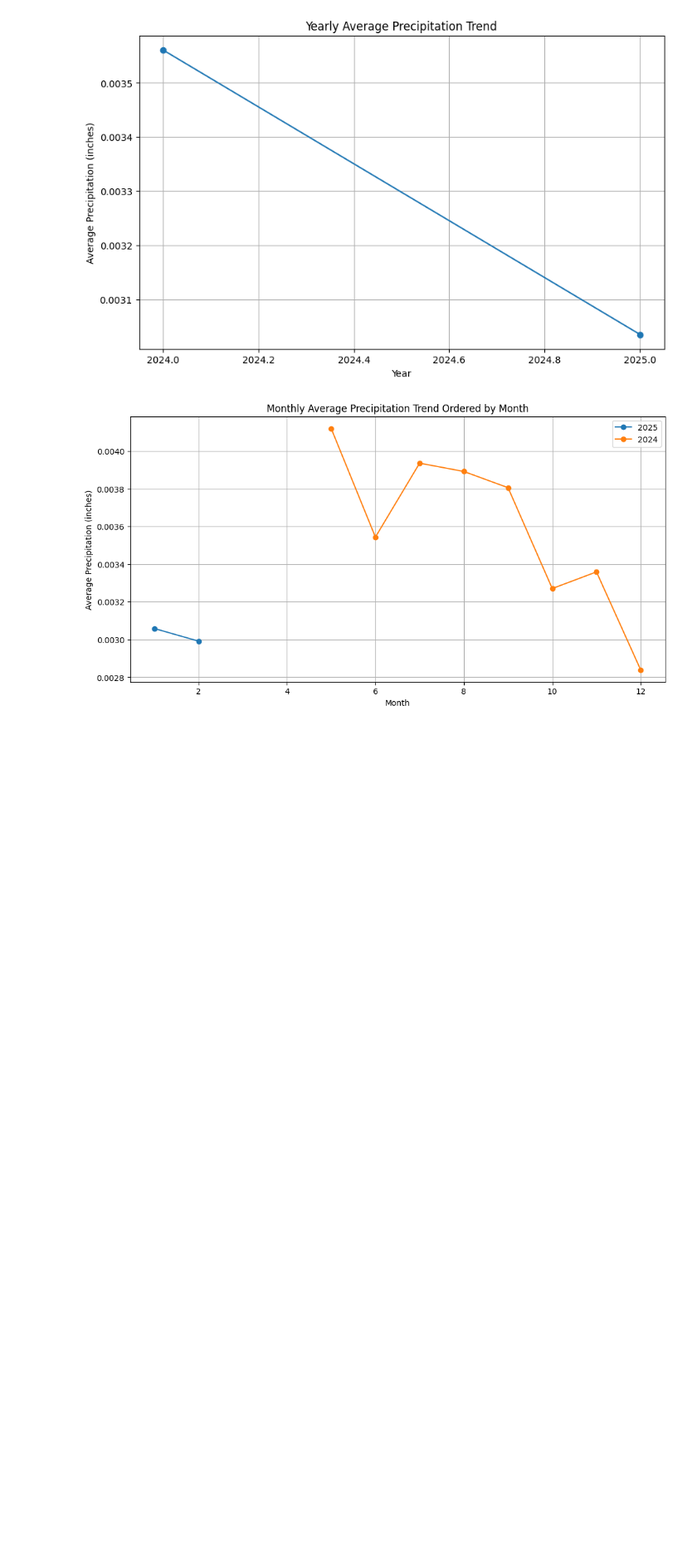
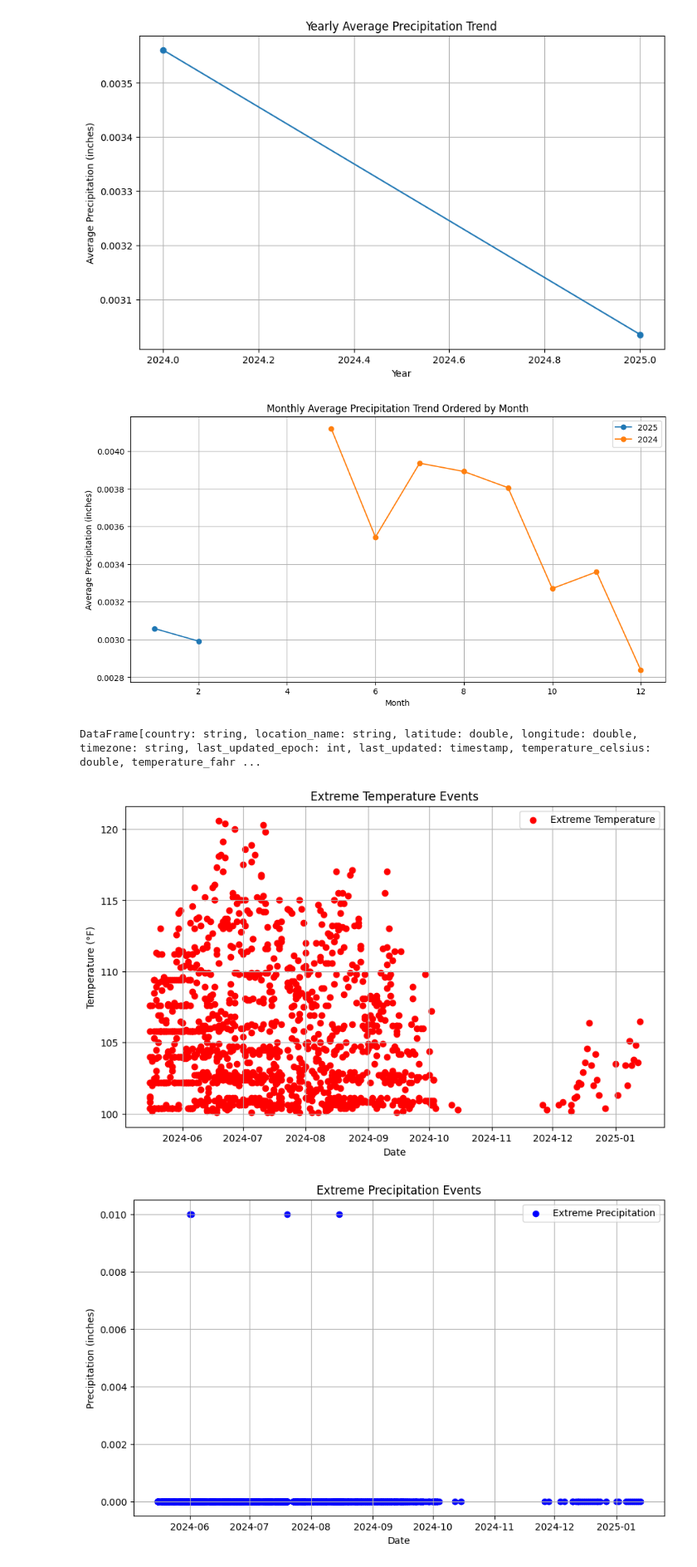
Before and after one commit to Aravind-Krishna12/Assignment__Weather_Analysis, a Jupyter notebook: weather analysis.ipynb, the cells around one changed output. Shown at 83% size. Drawn from its saved outputs; the diff is of its cells as text; code cells hidden in the pictures; blank space fills up the shorter version.

```diff
--- a/weather analysis.ipynb
+++ b/weather analysis.ipynb
@@ -331,3 +733,63 @@ plt.show()
 +----+-----+--------------------+
 [figure]
 [figure]
+# %%
+from pyspark.sql import SparkSession
+from pyspark.sql.functions import col, abs, mean, stddev, to_date, when
+
+
+
+# Ensure the 'date' column is in date format
+df_cleaned = df_cleaned.withColumn('date', to_date(col('date'), 'yyyy-MM-dd'))
+
+# Define thresholds for extreme weather events
+temp_threshold = 100.0  # Temperature in Fahrenheit
+precip_threshold = 5.0  # Precipitation in inches
+
+# Identify extreme temperature events
+extreme_temp_events = df_cleaned.filter(col('temperature_fahrenheit') > temp_threshold)
+
+# Identify extreme precipitation events
+extreme_precip_events = df_cleaned.filter(col('precip_in') > precip_threshold)
+
+# Combine extreme events
+extreme_events = extreme_temp_events.union(extreme_precip_events)
+
+# Add event type column
+extreme_events = extreme_events.withColumn(
+    'event_type',
+    when(col('temperature_fahrenheit') > temp_threshold, 'Extreme Temperature')
+    .when(col('precip_in') > precip_threshold, 'Extreme Precipitation')
+)
+
+# Show extreme events
+display(extreme_events)
+
+# Convert DataFrame to Pandas for visualization
+extreme_events_pandas = extreme_events.toPandas()
+
+import matplotlib.pyplot as plt
+
+# Plot extreme temperature events
+plt.figure(figsize=(10, 6))
+plt.scatter(extreme_events_pandas['date'], extreme_events_pandas['temperature_fahrenheit'], color='red', label='Extreme Temperature')
+plt.title('Extreme Temperature Events')
+plt.xlabel('Date')
+plt.ylabel('Temperature (°F)')
+plt.grid(True)
+plt.legend()
+plt.show()
+
+# Plot extreme precipitation events
+plt.figure(figsize=(10, 6))
+plt.scatter(extreme_events_pandas['date'], extreme_events_pandas['precip_in'], color='blue', label='Extreme Precipitation')
+plt.title('Extreme Precipitation Events')
+plt.xlabel('Date')
+plt.ylabel('Precipitation (inches)')
+plt.grid(True)
+plt.legend()
+plt.show()
+# %% [output]
+DataFrame[country: string, location_name: string, latitude: double, longitude: double, timezone: string, last_updated_epoch: int, last_updated: timestamp, temperature_celsius: double, temperature_fahr ...
+[figure, added]
+[figure, added]
```
Also changed, not shown: parts of 33 cells of this notebook.
